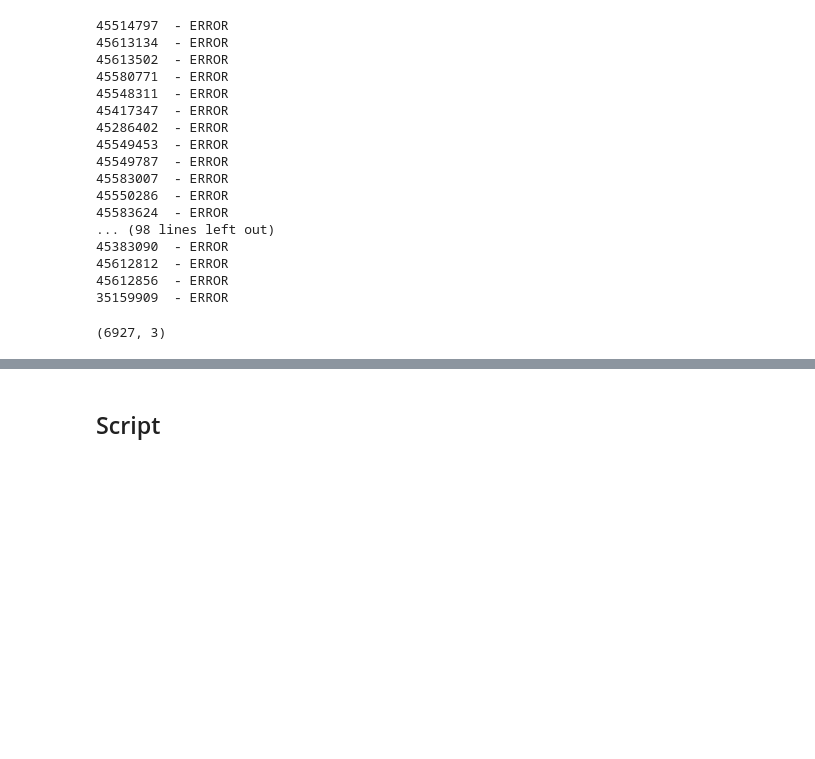
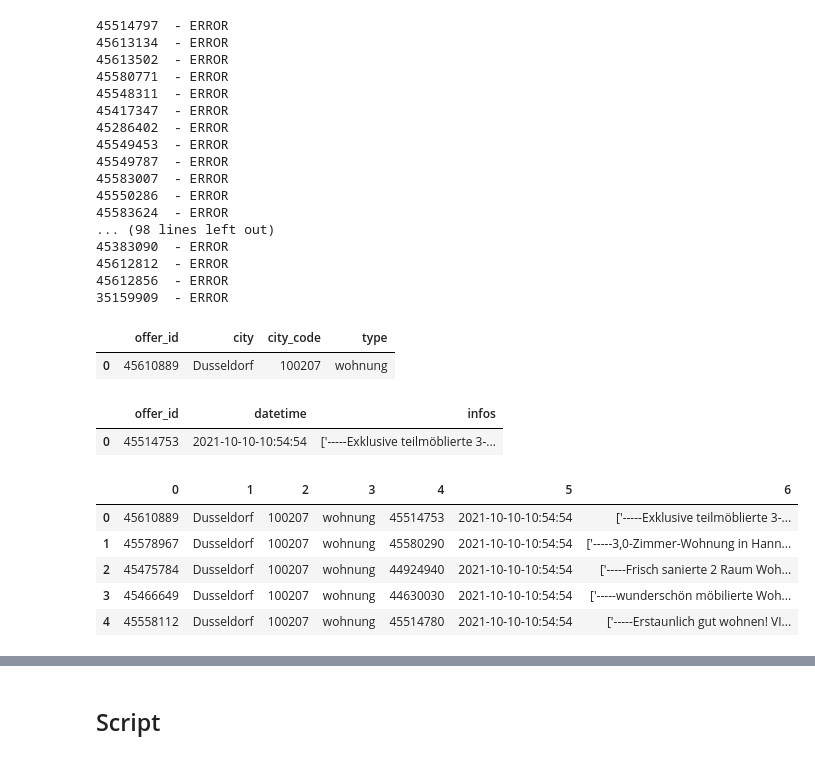
Before and after one commit to felipedmnq/rent-houses--germany, a Jupyter notebook: notebooks/immonet_scrape.ipynb, the cells around one changed output, grey strips where cells are left out. Drawn from its saved outputs; the diff is of its cells as text; code cells hidden in the pictures; blank space fills up the shorter version.

Commit message:
update infos extraction code

```diff
--- a/notebooks/immonet_scrape.ipynb
+++ b/notebooks/immonet_scrape.ipynb
@@ -382,4 +358,0 @@ df_offers_infos = pd.DataFrame(infos_list)
-# %%
-df_offers_infos.shape
-# %% [output]
-(6927, 3)
@@ -388,4 +359,26 @@ df_offers_infos.to_csv('../data/all_offers_infos.csv', index=False)
+# %%
+df_ids.head(1)
+# %% [output]
+|  | offer_id | city | city_code | type |
+| 0 | 45610889 | Dusseldorf | 100207 | wohnung |
+# %%
+df_offers_infos.head(1)
+# %% [output]
+|  | offer_id | datetime | infos |
+| 0 | 45514753 | 2021-10-10-10:54:54 | ['-----Exklusive teilmöblierte 3-... |
+# %%
+df_ids = pd.read_csv('../data/immonet_de_2021_10_09_13_26_04.csv')
+df_offers_infos = pd.read_csv('../data/all_offers_infos.csv')
 # %%
 # join both dataframes and save it
 
-df_full = df_ids.join(df_offers_infos, on='offer_id', how='left')
+df_full = pd.concat([df_ids, df_offers_infos], join='inner', axis=1, ignore_index=True)
+# %%
+df_full.head()
+# %% [output]
+|  | 0 | 1 | 2 | 3 | 4 | 5 | 6 |
+| 0 | 45610889 | Dusseldorf | 100207 | wohnung | 45514753 | 2021-10-10-10:54:54 | ['-----Exklusive teilmöblierte 3-... |
+| 1 | 45578967 | Dusseldorf | 100207 | wohnung | 45580290 | 2021-10-10-10:54:54 | ['-----3,0-Zimmer-Wohnung in Hann... |
+| 2 | 45475784 | Dusseldorf | 100207 | wohnung | 44924940 | 2021-10-10-10:54:54 | ['-----Frisch sanierte 2 Raum Woh... |
+| 3 | 45466649 | Dusseldorf | 100207 | wohnung | 44630030 | 2021-10-10-10:54:54 | ['-----wunderschön möbilierte Woh... |
+| 4 | 45558112 | Dusseldorf | 100207 | wohnung | 45514780 | 2021-10-10-10:54:54 | ['-----Erstaunlich gut wohnen! VI... |
```
Also changed, not shown: parts of 10 cells of this notebook.
